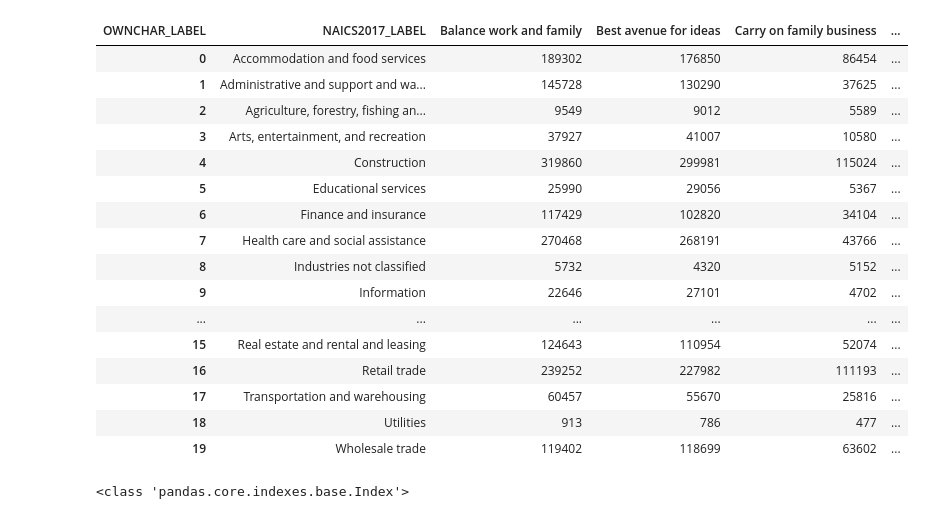
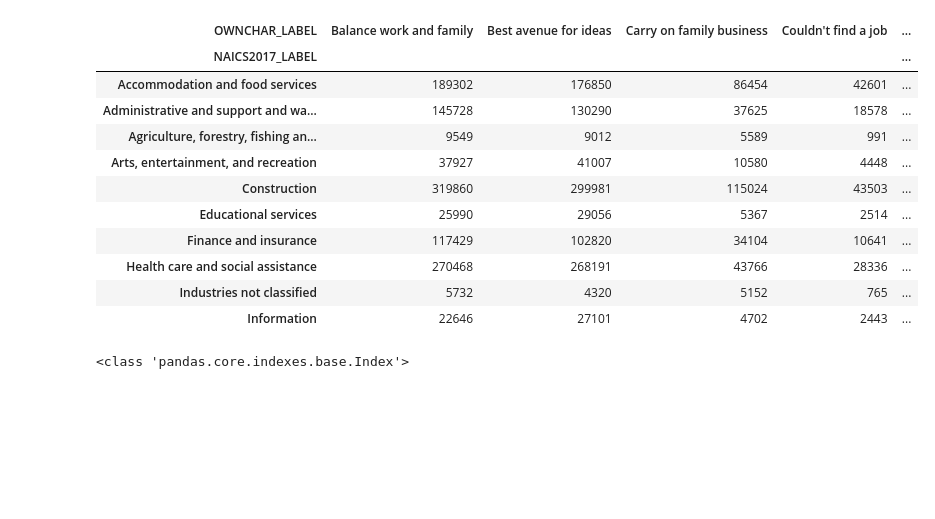
Before and after one commit to snowwly/Assessment_CensusAPIData_Panadas, a Jupyter notebook: Shirley/Q1ETL.ipynb, the cells around one changed output. Drawn from its saved outputs; the diff is of its cells as text; code cells hidden in the pictures; blank space fills up the shorter version.

```diff
--- a/Shirley/shirley_notebook2.ipynb
+++ b/Shirley/Q1ETL.ipynb
@@ -31,7 +49,4 @@ df = getDF(fullurlUS)
 # %%
-#Get the industry, employee number and reason for business ownership
-df = df[['NAICS2017_LABEL','OWNPDEMP','OWNCHAR_LABEL']]
-df
 
 #filter out only the reason:Very important answers because there's too many!
 def filterVeryImportant(x):
@@ -41,17 +56,9 @@ def filterVeryImportant(x):
         return False
 
 
-my_filter = df['OWNCHAR_LABEL'].map(lambda x: filterVeryImportant(x))
+my_veryimportant_filter = df['OWNCHAR_LABEL'].map(lambda x: filterVeryImportant(x))
 
-df = df[my_filter]
-df
-
-#Split out the very important from the answer:very important because its redundant
-def changemywords(x):
-    l = x.split(":")
-    return l[0]
-df['OWNCHAR_LABEL'] = df['OWNCHAR_LABEL'].map(lambda x:changemywords(x))
-df
-# df.info()
+df = df[my_veryimportant_filter]
+display(df.head(10))
 # %% [output]
 |  | NAICS2017_LABEL | OWNPDEMP | OWNCHAR_LABEL |
@@ -104,8 +125,8 @@ df
 # %%
 #get rid of totals because of double counting
-filter = df['NAICS2017_LABEL'] != 'Total for all sectors'
-df =df[filter]
-df
+total_filter = df['NAICS2017_LABEL'] != 'Total for all sectors'
+df =df[total_filter]
+display(df.head(10))
 # %% [output]
 |  | NAICS2017_LABEL | OWNPDEMP | OWNCHAR_LABEL |
 | 41 | Agriculture, forestry, fishing an... | 9917 | Wanted to be my own boss |
@@ -127,26 +142,22 @@ df
 # %%
 #pivot the table so that the index is now the industry name and each of the values that were the reasons to own are now their own column names
 df=df.pivot(index='NAICS2017_LABEL', columns='OWNCHAR_LABEL',values='OWNPDEMP')
-df
+
 df.reset_index()
+display(df.head(10))
 # %% [output]
-| OWNCHAR_LABEL | NAICS2017_LABEL | Balance work and family | Best avenue for ideas | Carry on family business | ... |
-| 0 | Accommodation and food services | 189302 | 176850 | 86454 | ... |
-| 1 | Administrative and support and wa... | 145728 | 130290 | 37625 | ... |
-| 2 | Agriculture, forestry, fishing an... | 9549 | 9012 | 5589 | ... |
-| 3 | Arts, entertainment, and recreation | 37927 | 41007 | 10580 | ... |
-| 4 | Construction | 319860 | 299981 | 115024 | ... |
-| 5 | Educational services | 25990 | 29056 | 5367 | ... |
-| 6 | Finance and insurance | 117429 | 102820 | 34104 | ... |
-| 7 | Health care and social assistance | 270468 | 268191 | 43766 | ... |
-| 8 | Industries not classified | 5732 | 4320 | 5152 | ... |
-| 9 | Information | 22646 | 27101 | 4702 | ... |
-| ... | ... | ... | ... | ... | ... |
-| 15 | Real estate and rental and leasing | 124643 | 110954 | 52074 | ... |
-| 16 | Retail trade | 239252 | 227982 | 111193 | ... |
-| 17 | Transportation and warehousing | 60457 | 55670 | 25816 | ... |
-| 18 | Utilities | 913 | 786 | 477 | ... |
-| 19 | Wholesale trade | 119402 | 118699 | 63602 | ... |
+| OWNCHAR_LABEL | Balance work and family | Best avenue for ideas | Carry on family business | Couldn't find a job | ... |
+| NAICS2017_LABEL |  |  |  |  | ... |
+| Accommodation and food services | 189302 | 176850 | 86454 | 42601 | ... |
+| Administrative and support and wa... | 145728 | 130290 | 37625 | 18578 | ... |
+| Agriculture, forestry, fishing an... | 9549 | 9012 | 5589 | 991 | ... |
+| Arts, entertainment, and recreation | 37927 | 41007 | 10580 | 4448 | ... |
+| Construction | 319860 | 299981 | 115024 | 43503 | ... |
+| Educational services | 25990 | 29056 | 5367 | 2514 | ... |
+| Finance and insurance | 117429 | 102820 | 34104 | 10641 | ... |
+| Health care and social assistance | 270468 | 268191 | 43766 | 28336 | ... |
+| Industries not classified | 5732 | 4320 | 5152 | 765 | ... |
+| Information | 22646 | 27101 | 4702 | 2443 | ... |
 # %%
 #plot each industry as its own bar chart
 cols = df.columns
```
Also changed, not shown: parts of 7 cells of this notebook, 2 other files.
